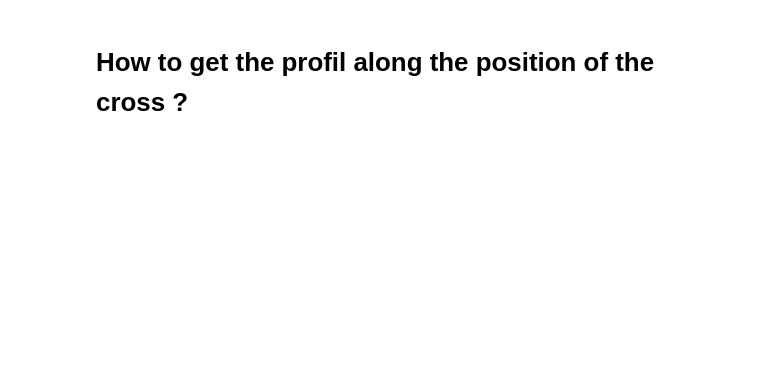
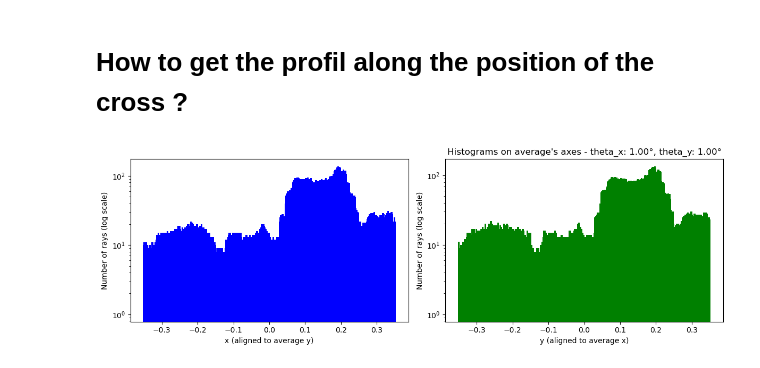
Before and after one commit to lsst-camera-dh/ghosts_buster, a Jupyter notebook: notebooks/LSST_ghosts_analysis.ipynb, the cells around one changed output. Drawn from its saved outputs; the diff is of its cells as text; code cells hidden in the pictures; blank space fills up the shorter version.

```diff
--- a/notebooks/LSST_ghosts_analysis.ipynb
+++ b/notebooks/LSST_ghosts_analysis.ipynb
@@ -142,20 +146,21 @@ x_counts = counts[np.isclose(verts[:, 1], mean_y, atol=interval)]
 y_bins = verts[:, 1][np.isclose(verts[:, 0], mean_x, atol=interval)]
 y_counts = counts[np.isclose(verts[:, 0], mean_x, atol=interval)]
 # %%
-# And you do an other subplot
+# And you do another subplot
 fig, ax = plt.subplots(1, 2, figsize=(12, 4))
 
-ax[0].bar(x_bins, x_counts, width=0.001, color='blue')
-ax[0].set_title("Histogram of bins aligned to average y")
+ax[0].bar(x_bins, x_counts, width=0.005, color='blue')
 ax[0].set_yscale('log')
-ax[0].set_xlabel("x")
+ax[0].set_xlabel("x (aligned to average y)")
 ax[0].set_ylabel("Number of rays (log scale)")
 
 ax[1].bar(y_bins, y_counts, width=0.005, color='green')
-ax[1].set_title("Histogram of bins aligned to average x")
 ax[1].set_yscale('log')
-ax[1].set_xlabel("y")
+ax[1].set_xlabel("y (aligned to average x)")
 ax[1].set_ylabel("Number of rays (log scale)")
 
+plt.title(f"Histograms on average's axes - theta_x: {theta_x:.2f}°, theta_y: {theta_y:.2f}°")
 plt.tight_layout()
 plt.show()
+# %% [output]
+[figure, added]
```
Also changed, not shown: parts of 8 cells of this notebook, 2 other files.
